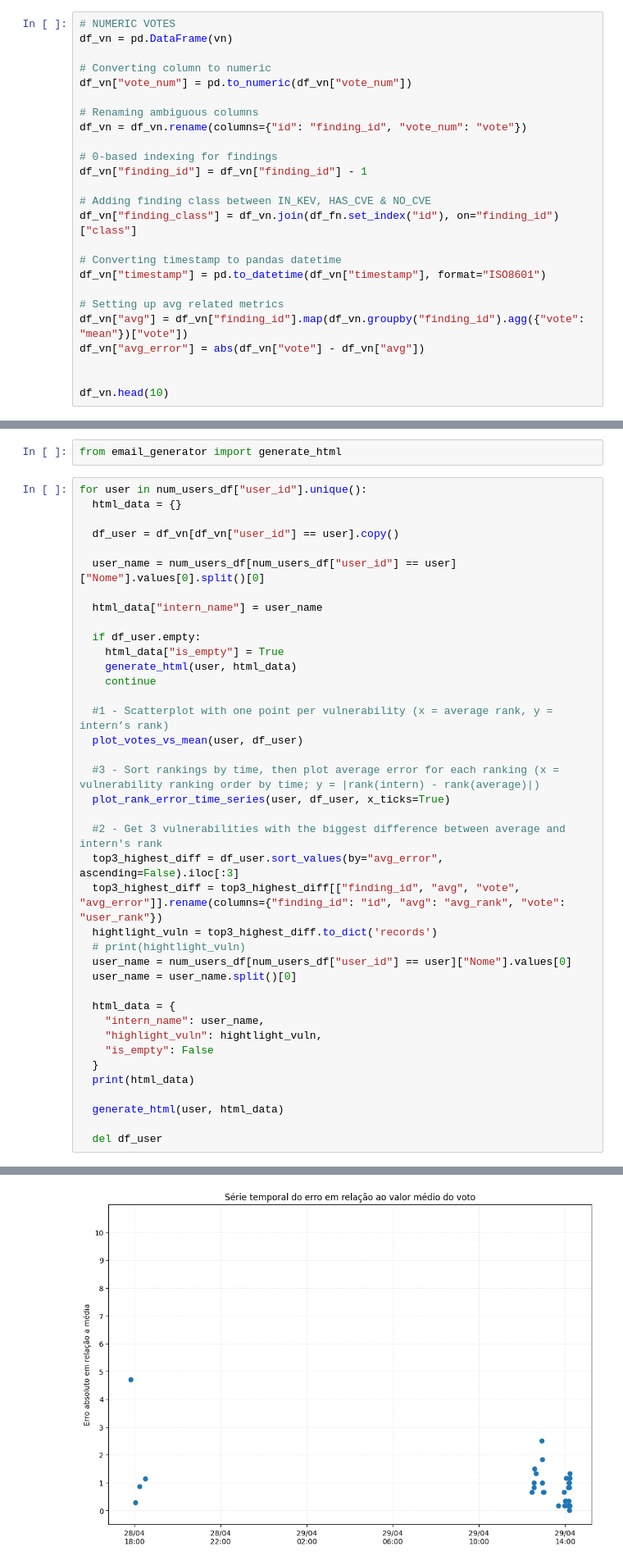
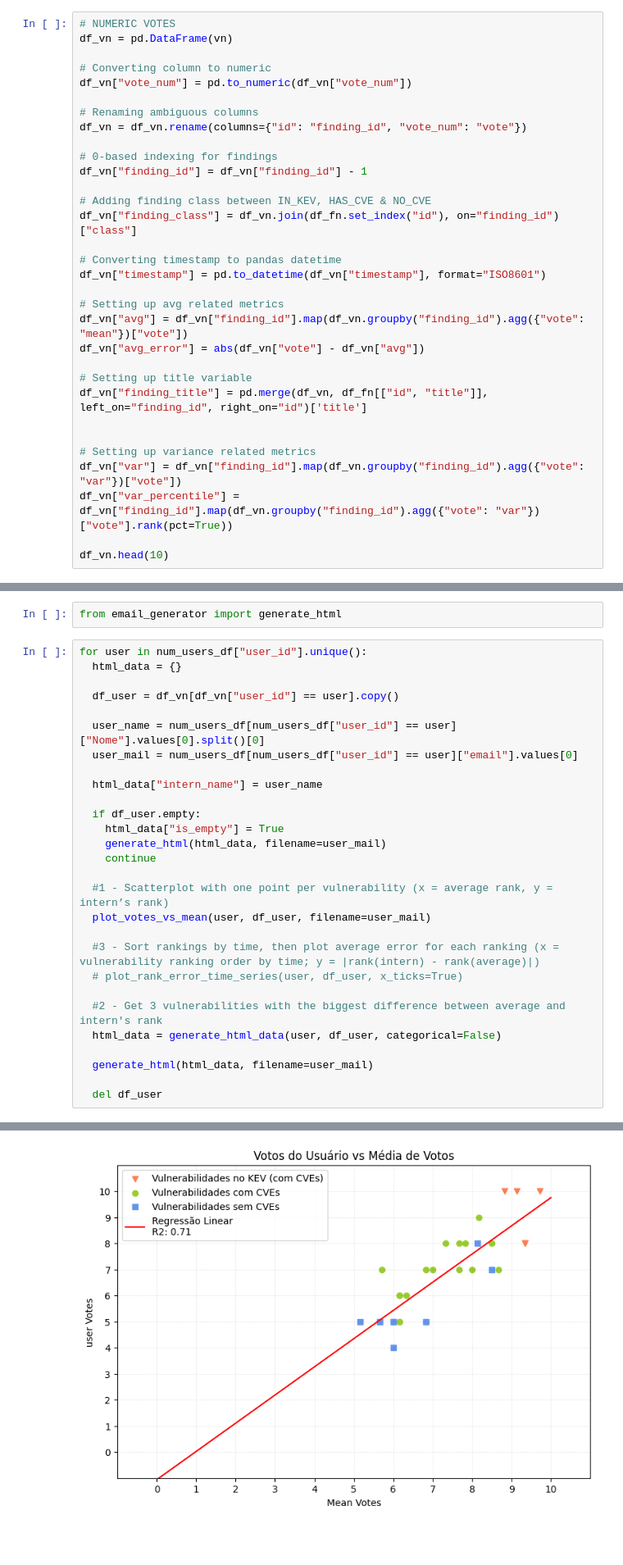
Before and after one commit to TopologyMapping/network-security, a Jupyter notebook: voting_analysis/src/analysis/data_prep.ipynb, the cells around one changed output, grey strips where cells are left out. Shown at 82% size. Cells and saved outputs as stored; diff of their text form; blank space fills up the shorter version.

```diff
--- a/voting_analysis/src/analysis/data_prep.ipynb
+++ b/voting_analysis/src/analysis/data_prep.ipynb
@@ -177,6 +170,13 @@ df_vn["timestamp"] = pd.to_datetime(df_vn["timestamp"], format="ISO8601")
 df_vn["avg"] = df_vn["finding_id"].map(df_vn.groupby("finding_id").agg({"vote": "mean"})["vote"])
 df_vn["avg_error"] = abs(df_vn["vote"] - df_vn["avg"])
 
+# Setting up title variable
+df_vn["finding_title"] = pd.merge(df_vn, df_fn[["id", "title"]], left_on="finding_id", right_on="id")['title']
+
+
+# Setting up variance related metrics
+df_vn["var"] = df_vn["finding_id"].map(df_vn.groupby("finding_id").agg({"vote": "var"})["vote"])
+df_vn["var_percentile"] = df_vn["finding_id"].map(df_vn.groupby("finding_id").agg({"vote": "var"})["vote"].rank(pct=True))
 
 df_vn.head(10)
 # %% [output]
@@ -306,36 +370,25 @@ for user in num_users_df["user_id"].unique():
   df_user = df_vn[df_vn["user_id"] == user].copy()
 
   user_name = num_users_df[num_users_df["user_id"] == user]["Nome"].values[0].split()[0]
+  user_mail = num_users_df[num_users_df["user_id"] == user]["email"].values[0]
 
   html_data["intern_name"] = user_name
 
   if df_user.empty:
     html_data["is_empty"] = True
-    generate_html(user, html_data)
+    generate_html(html_data, filename=user_mail)
     continue
 
   #1 - Scatterplot with one point per vulnerability (x = average rank, y = intern’s rank)
-  plot_votes_vs_mean(user, df_user)
+  plot_votes_vs_mean(user, df_user, filename=user_mail)
 
   #3 - Sort rankings by time, then plot average error for each ranking (x = vulnerability ranking order by time; y = |rank(intern) - rank(average)|)
-  plot_rank_error_time_series(user, df_user, x_ticks=True)
+  # plot_rank_error_time_series(user, df_user, x_ticks=True)
 
   #2 - Get 3 vulnerabilities with the biggest difference between average and intern's rank
-  top3_highest_diff = df_user.sort_values(by="avg_error", ascending=False).iloc[:3]
-  top3_highest_diff = top3_highest_diff[["finding_id", "avg", "vote", "avg_error"]].rename(columns={"finding_id": "id", "avg": "avg_rank", "vote": "user_rank"})
-  hightlight_vuln = top3_highest_diff.to_dict('records')
-  # print(hightlight_vuln)
-  user_name = num_users_df[num_users_df["user_id"] == user]["Nome"].values[0]
-  user_name = user_name.split()[0]
+  html_data = generate_html_data(user, df_user, categorical=False)
 
-  html_data = {
-    "intern_name": user_name,
-    "highlight_vuln": hightlight_vuln,
-    "is_empty": False
-  }
-  print(html_data)
-
-  generate_html(user, html_data)
+  generate_html(html_data, filename=user_mail)
 
   del df_user
 # %% [output]
@@ -354 +400 @@ for user in num_users_df["user_id"].unique():
-[figure, old version]
+[figure, new version]
```
Also changed, not shown: parts of 7 cells of this notebook, 2 other files.
